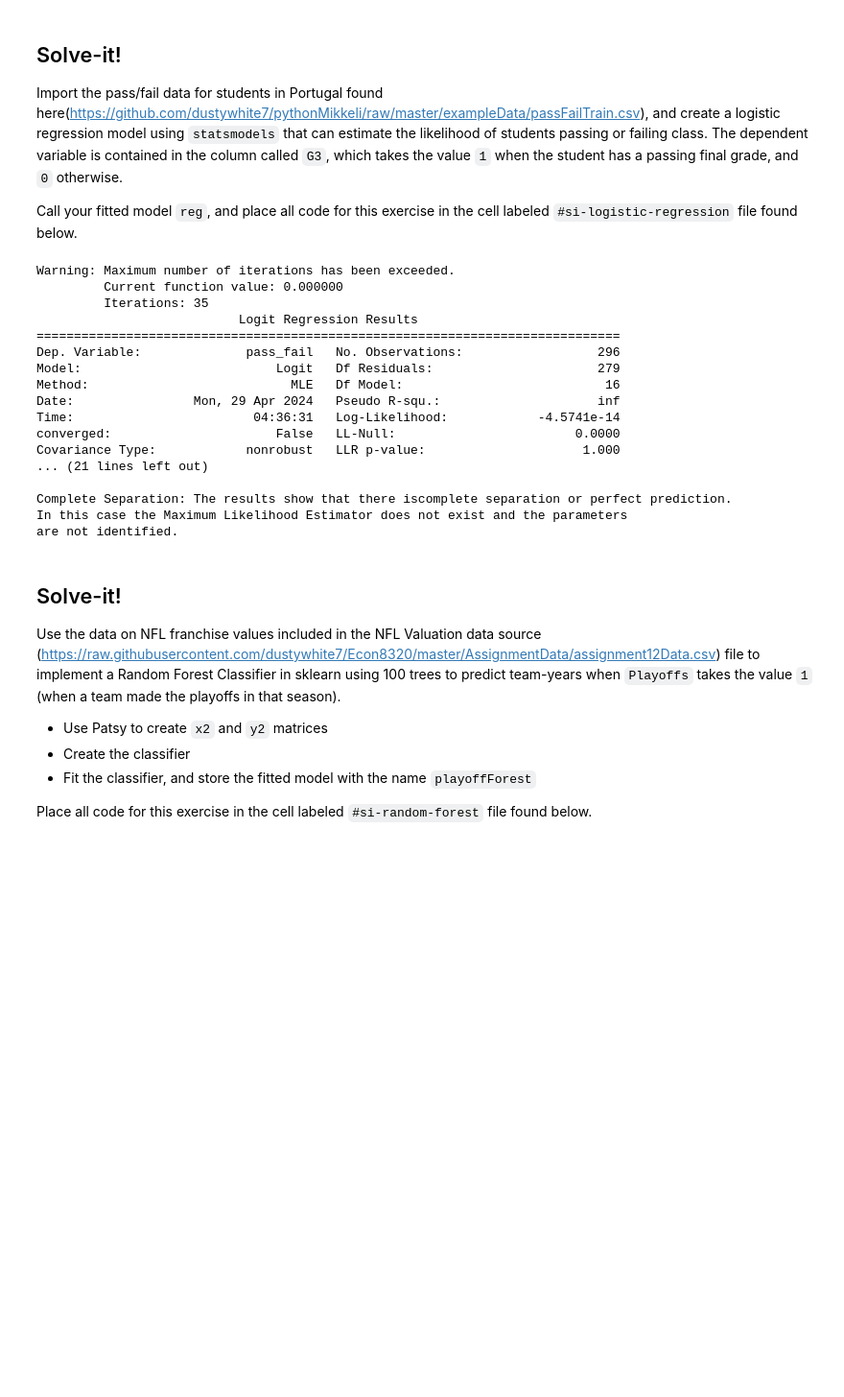
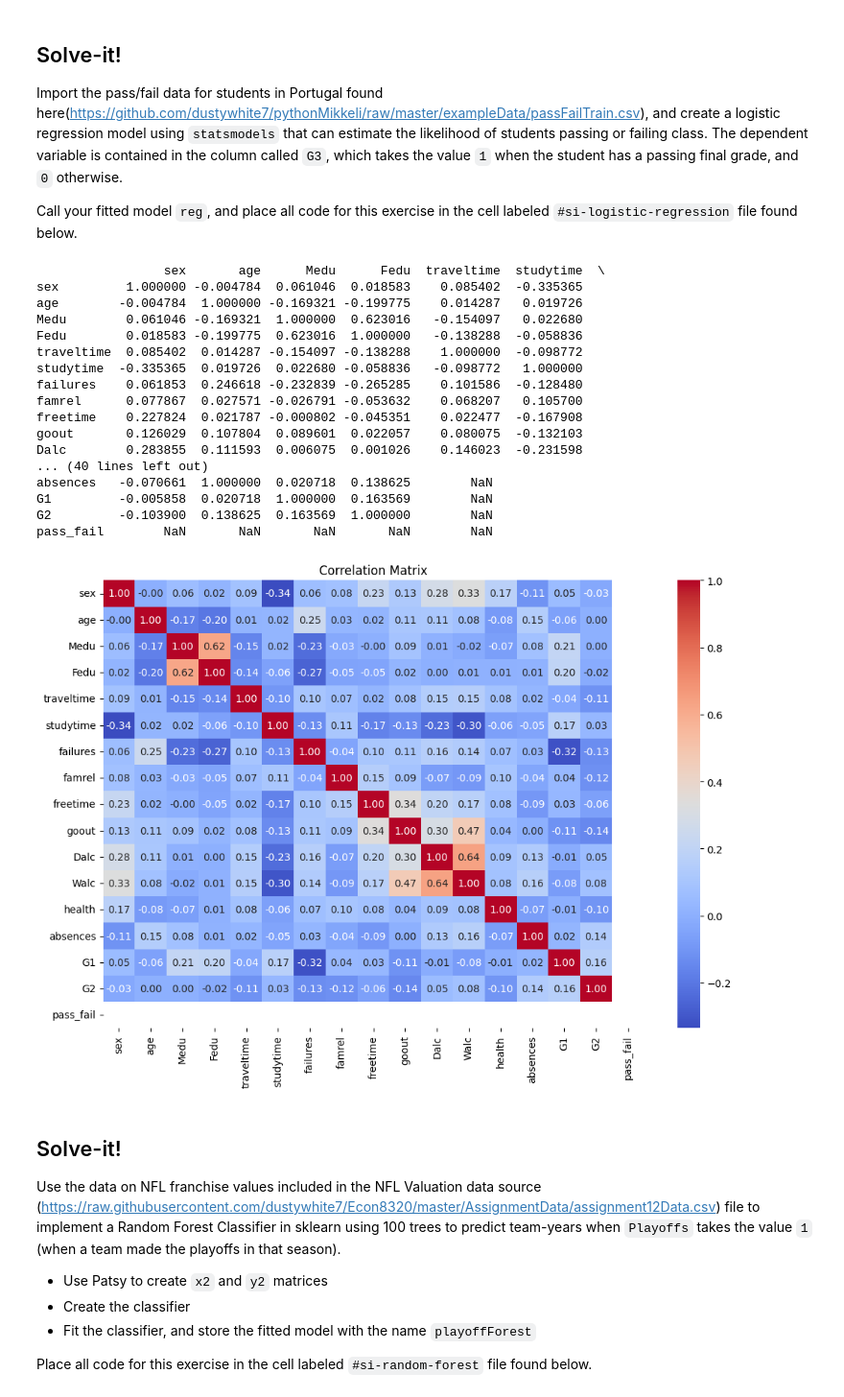
Before and after one commit to UNOBusinessForecasting/assignment-13-statistical-modeling-Muohaned, a Jupyter notebook: Lesson.ipynb, the cells around one changed output. Shown at 96% size. Drawn from its saved outputs; the diff is of its cells as text; code cells hidden in the pictures; blank space fills up the shorter version.

```diff
--- a/Lesson.ipynb
+++ b/Lesson.ipynb
@@ -469,50 +469,42 @@ Import the pass/fail data for students in Portugal found here(https://github.com
 using `statsmodels` that can estimate the likelihood of students passing or failing class. The dependent variable is contained in the column called `G3`, which takes the value `1` when the student has a passing final grade, and `0` otherwise.
 
 Call your fitted model `reg`, and place all code for this exercise in the cell labeled `#si-logistic-regression` file found below.
-# %%
-#si-logistic-regression
-
-import pandas as pd
-import statsmodels.api as sm
-
-# Load the data
-data_url = "https://github.com/dustywhite7/pythonMikkeli/raw/master/exampleData/passFailTrain.csv"
-data = pd.read_csv(data_url)
-
-# Define the dependent variable (pass/fail)
-data['pass_fail'] = data['G3'].apply(lambda x: 1 if x >= 10 else 0)
-
-# Define independent variables
-X = data[['sex', 'age', 'Medu', 'Fedu', 'traveltime', 'studytime', 'failures', 'famrel', 'freetime',
-          'goout', 'Dalc', 'Walc', 'health', 'absences', 'G1', 'G2']]
-y = data['pass_fail']
-
-# Add constant for the intercept term
-X = sm.add_constant(X)
-
-# Fit logistic regression model
-reg = sm.Logit(y, X).fit()
-
-# Print model summary
-print(reg.summary())
-# %% [output]
-Warning: Maximum number of iterations has been exceeded.
-         Current function value: 0.000000
-         Iterations: 35
-                           Logit Regression Results
-==============================================================================
-Dep. Variable:              pass_fail   No. Observations:                  296
-Model:                          Logit   Df Residuals:                      279
-Method:                           MLE   Df Model:                           16
-Date:                Mon, 29 Apr 2024   Pseudo R-squ.:                     inf
-Time:                        04:36:31   Log-Likelihood:            -4.5741e-14
-converged:                      False   LL-Null:                        0.0000
-Covariance Type:            nonrobust   LLR p-value:                     1.000
-... (21 lines left out)
-
-Complete Separation: The results show that there iscomplete separation or perfect prediction.
-In this case the Maximum Likelihood Estimator does not exist and the parameters
-are not identified.
+# %%
+#si-logistic-regression
+
+# Calculate correlation matrix
+correlation_matrix = data[['sex', 'age', 'Medu', 'Fedu', 'traveltime', 'studytime', 'failures', 'famrel',
+                           'freetime', 'goout', 'Dalc', 'Walc', 'health', 'absences', 'G1', 'G2', 'pass_fail']].corr()
+
+# Print correlation matrix
+print(correlation_matrix)
+
+# Visualize correlation matrix (optional)
+import seaborn as sns
+import matplotlib.pyplot as plt
+plt.figure(figsize=(12, 8))
+sns.heatmap(correlation_matrix, annot=True, cmap='coolwarm', fmt=".2f")
+plt.title('Correlation Matrix')
+plt.show()
+# %% [output]
+                 sex       age      Medu      Fedu  traveltime  studytime  \
+sex         1.000000 -0.004784  0.061046  0.018583    0.085402  -0.335365
+age        -0.004784  1.000000 -0.169321 -0.199775    0.014287   0.019726
+Medu        0.061046 -0.169321  1.000000  0.623016   -0.154097   0.022680
+Fedu        0.018583 -0.199775  0.623016  1.000000   -0.138288  -0.058836
+traveltime  0.085402  0.014287 -0.154097 -0.138288    1.000000  -0.098772
+studytime  -0.335365  0.019726  0.022680 -0.058836   -0.098772   1.000000
+failures    0.061853  0.246618 -0.232839 -0.265285    0.101586  -0.128480
+famrel      0.077867  0.027571 -0.026791 -0.053632    0.068207   0.105700
+freetime    0.227824  0.021787 -0.000802 -0.045351    0.022477  -0.167908
+goout       0.126029  0.107804  0.089601  0.022057    0.080075  -0.132103
+Dalc        0.283855  0.111593  0.006075  0.001026    0.146023  -0.231598
+... (40 lines left out)
+absences   -0.070661  1.000000  0.020718  0.138625        NaN
+G1         -0.005858  0.020718  1.000000  0.163569        NaN
+G2         -0.103900  0.138625  0.163569  1.000000        NaN
+pass_fail        NaN       NaN       NaN       NaN        NaN
+[figure, added]
 # %% [markdown]
 ## Solve-it!
 
```
